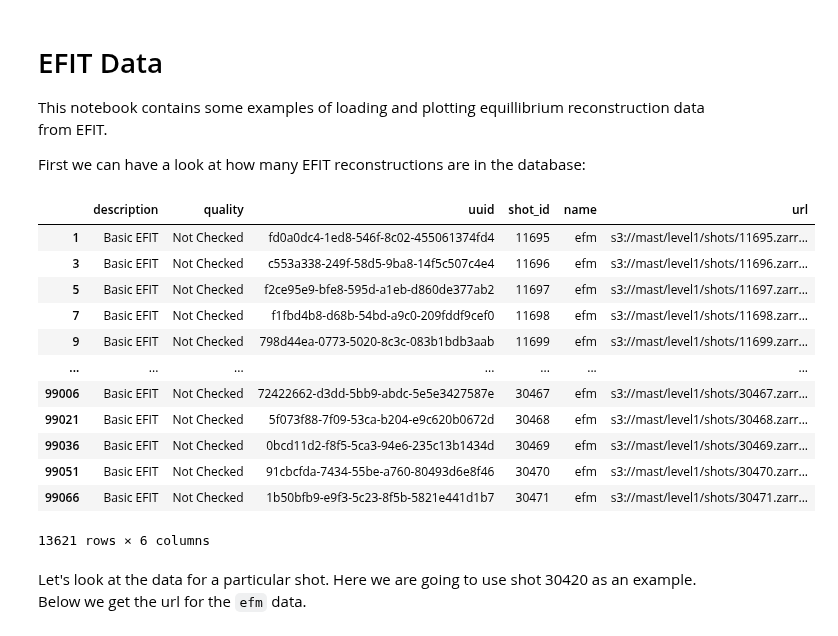
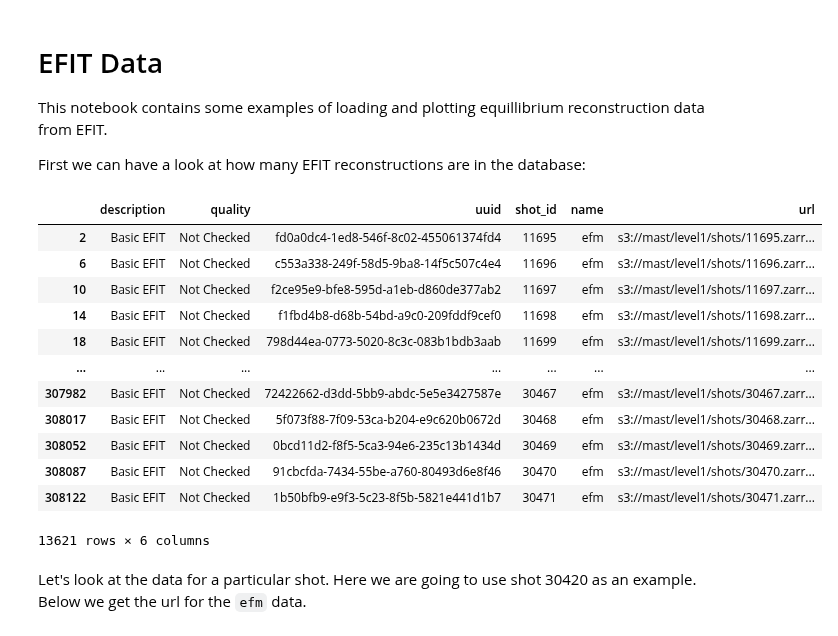
Before and after one commit to ukaea/fair-mast, a Jupyter notebook: docs/efit_data.ipynb, the cells around one changed output. Saved outputs shown, nothing was run; the diff lists cells and outputs as text; code cells hidden in the pictures.

Commit message:
feat: created catalog in hierarchical file system for proper reading

```diff
--- a/docs/efit_data.ipynb
+++ b/docs/efit_data.ipynb
@@ -48,24 +58,24 @@ This notebook contains some examples of loading and plotting equillibrium recons
 
 First we can have a look at how many EFIT reconstructions are in the database:
 # %%
-catalog  = intake.open_catalog('https://mastapp.site/intake/catalog.yml')
-sources_df = catalog.index.level1.sources().read()
+catalog  = intake.from_yaml_file('/Users/ds2718/ukaea/fair-mast/src/api/static/intake/catalog.yml')
+sources_df = catalog.index_sources.read()
 
 sources_df = sources_df.loc[(sources_df.name == 'efm')]
 sources_df
 # %% [output]
 |  | description | quality | uuid | shot_id | name | url |
-| 1 | Basic EFIT | Not Checked | fd0a0dc4-1ed8-546f-8c02-455061374fd4 | 11695 | efm | s3://mast/level1/shots/11695.zarr... |
-| 3 | Basic EFIT | Not Checked | c553a338-249f-58d5-9ba8-14f5c507c4e4 | 11696 | efm | s3://mast/level1/shots/11696.zarr... |
-| 5 | Basic EFIT | Not Checked | f2ce95e9-bfe8-595d-a1eb-d860de377ab2 | 11697 | efm | s3://mast/level1/shots/11697.zarr... |
-| 7 | Basic EFIT | Not Checked | f1fbd4b8-d68b-54bd-a9c0-209fddf9cef0 | 11698 | efm | s3://mast/level1/shots/11698.zarr... |
-| 9 | Basic EFIT | Not Checked | 798d44ea-0773-5020-8c3c-083b1bdb3aab | 11699 | efm | s3://mast/level1/shots/11699.zarr... |
+| 2 | Basic EFIT | Not Checked | fd0a0dc4-1ed8-546f-8c02-455061374fd4 | 11695 | efm | s3://mast/level1/shots/11695.zarr... |
+| 6 | Basic EFIT | Not Checked | c553a338-249f-58d5-9ba8-14f5c507c4e4 | 11696 | efm | s3://mast/level1/shots/11696.zarr... |
+| 10 | Basic EFIT | Not Checked | f2ce95e9-bfe8-595d-a1eb-d860de377ab2 | 11697 | efm | s3://mast/level1/shots/11697.zarr... |
+| 14 | Basic EFIT | Not Checked | f1fbd4b8-d68b-54bd-a9c0-209fddf9cef0 | 11698 | efm | s3://mast/level1/shots/11698.zarr... |
+| 18 | Basic EFIT | Not Checked | 798d44ea-0773-5020-8c3c-083b1bdb3aab | 11699 | efm | s3://mast/level1/shots/11699.zarr... |
 | ... | ... | ... | ... | ... | ... | ... |
-| 99006 | Basic EFIT | Not Checked | 72422662-d3dd-5bb9-abdc-5e5e3427587e | 30467 | efm | s3://mast/level1/shots/30467.zarr... |
-| 99021 | Basic EFIT | Not Checked | 5f073f88-7f09-53ca-b204-e9c620b0672d | 30468 | efm | s3://mast/level1/shots/30468.zarr... |
-| 99036 | Basic EFIT | Not Checked | 0bcd11d2-f8f5-5ca3-94e6-235c13b1434d | 30469 | efm | s3://mast/level1/shots/30469.zarr... |
-| 99051 | Basic EFIT | Not Checked | 91cbcfda-7434-55be-a760-80493d6e8f46 | 30470 | efm | s3://mast/level1/shots/30470.zarr... |
-| 99066 | Basic EFIT | Not Checked | 1b50bfb9-e9f3-5c23-8f5b-5821e441d1b7 | 30471 | efm | s3://mast/level1/shots/30471.zarr... |
+| 307982 | Basic EFIT | Not Checked | 72422662-d3dd-5bb9-abdc-5e5e3427587e | 30467 | efm | s3://mast/level1/shots/30467.zarr... |
+| 308017 | Basic EFIT | Not Checked | 5f073f88-7f09-53ca-b204-e9c620b0672d | 30468 | efm | s3://mast/level1/shots/30468.zarr... |
+| 308052 | Basic EFIT | Not Checked | 0bcd11d2-f8f5-5ca3-94e6-235c13b1434d | 30469 | efm | s3://mast/level1/shots/30469.zarr... |
+| 308087 | Basic EFIT | Not Checked | 91cbcfda-7434-55be-a760-80493d6e8f46 | 30470 | efm | s3://mast/level1/shots/30470.zarr... |
+| 308122 | Basic EFIT | Not Checked | 1b50bfb9-e9f3-5c23-8f5b-5821e441d1b7 | 30471 | efm | s3://mast/level1/shots/30471.zarr... |
 13621 rows × 6 columns
 # %% [markdown]
 Let's look at the data for a particular shot. Here we are going to use shot 30420 as an example. Below we get the url for the `efm` data.
```
Also changed, not shown: parts of 6 cells of this notebook, 6 other files.
